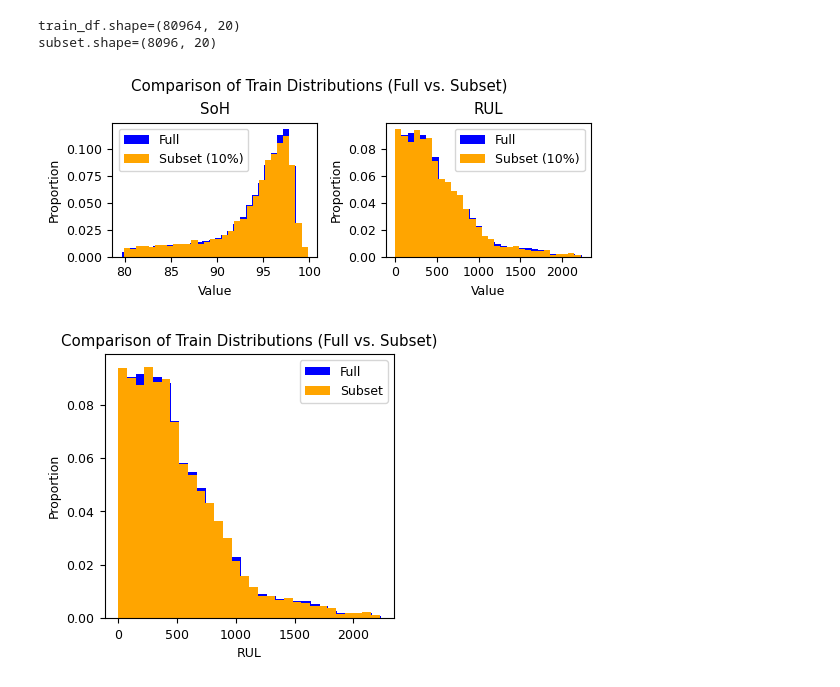
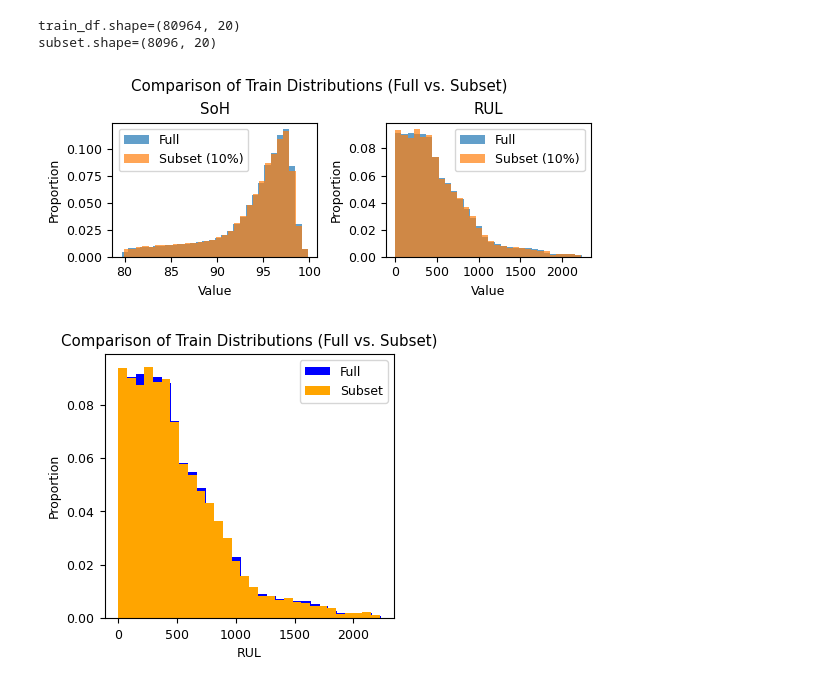
Before and after one commit to gabriel-buzzi/battery-soh-rul-modeling, a Jupyter notebook: notebooks/data_analysis/20250805-gbs-train-test-data.ipynb, the cells around one changed output. Saved outputs shown, nothing was run; the diff lists cells and outputs as text; code cells hidden in the pictures.

```diff
--- a/notebooks/data_analysis/20250805-gbs-train-test-data.ipynb
+++ b/notebooks/data_analysis/20250805-gbs-train-test-data.ipynb
@@ -53,9 +53,9 @@ sns.histplot(
     train_df['SOH'],
     stat='probability',
     bins=30,
-    color='blue',
+    color='C0',
     label='Full',
-    alpha=1,
+    alpha=0.7,
     edgecolor=None,
     ax=ax[0]
     )
@@ -63,9 +63,9 @@ sns.histplot(
     subset['SOH'],
     stat='probability',
     bins=30,
-    color='orange',
+    color='C1',
     label=f'Subset ({frac*100:.0f}%)',
-    alpha=1,
+    alpha=0.7,
     edgecolor=None,
     ax=ax[0]
     )
@@ -73,38 +73,45 @@ sns.histplot(
 ax[0].set_title('SoH')
 ax[0].set_xlabel('Value')
 ax[0].set_ylabel('Proportion')
 ax[0].legend()
 
 sns.histplot(
     train_df['RUL'],
     stat='probability',
     bins=30,
-    color='blue',
+    color='C0',
     label='Full',
-    alpha=1,
+    alpha=0.7,
     edgecolor=None,
     ax=ax[1]
     )
 sns.histplot(
     subset['RUL'],
     stat='probability',
     bins=30,
-    color='orange',
+    color='C1',
     label=f'Subset ({frac*100:.0f}%)',
-    alpha=1,
+    alpha=0.7,
     edgecolor=None,
     ax=ax[1]
     )
 
 ax[1].set_title('RUL')
 ax[1].set_xlabel('Value')
 ax[1].set_ylabel('Proportion')
 ax[1].legend()
 
 fig.suptitle('Comparison of Train Distributions (Full vs. Subset)')
+
+if SAVE_FIGURES:
+    fig.savefig(
+        figures_folder / "subset_distributions.png",
+        dpi=300
+    )
+
 plt.show()
 # %% [output]
-[figure, old version]
+[figure, new version]
 # %%
 # Create a subset (e.g., 20% of the data)
 subset = train_df.sample(frac=0.2, random_state=cfg["random_seed"])
```
